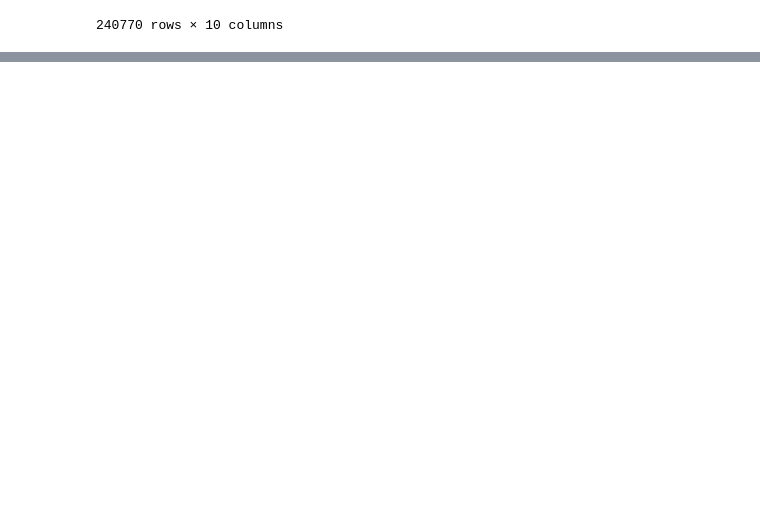
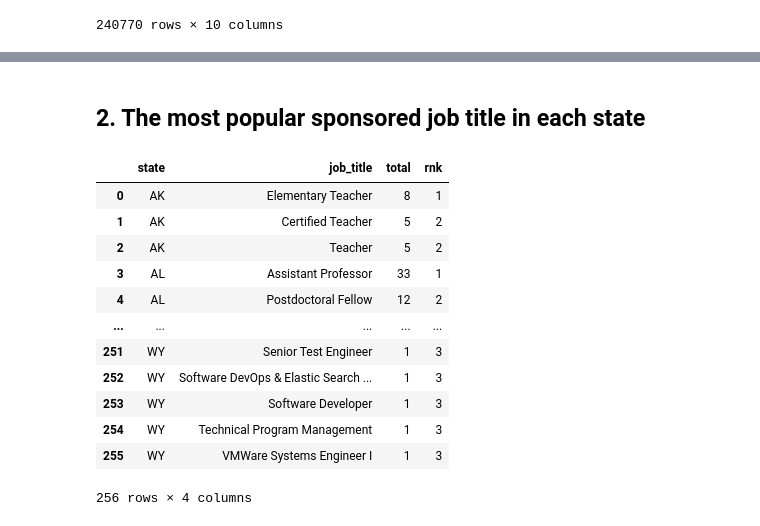
Before and after one commit to arinazhou/H1BView, a Jupyter notebook: analysis/h1b_analysis_2025.ipynb, the cells around one changed output, grey strips where cells are left out. Drawn from its saved outputs; the diff is of its cells as text; code cells hidden in the pictures; blank space fills up the shorter version.

```diff
--- a/analysis/h1b_analysis_2025.ipynb
+++ b/analysis/h1b_analysis_2025.ipynb
@@ -177,0 +220,34 @@ top_sponsor
+# %% [markdown]
+## 2. The most popular sponsored job title in each state
+# %%
+hot = """
+SELECT *
+FROM (
+SELECT state, job_title, total,
+    RANK() OVER (PARTITION BY state ORDER BY total DESC) AS rnk
+FROM (
+    SELECT state, job_title, COUNT(*) AS total
+    FROM h1b_2025
+    WHERE case_status = 'Certified'
+    GROUP BY state, job_title
+    )
+)
+WHERE rnk <= 3
+"""
+
+h = pd.read_sql(hot, conn)
+h
+# %% [output]
+|  | state | job_title | total | rnk |
+| 0 | AK | Elementary Teacher | 8 | 1 |
+| 1 | AK | Certified Teacher | 5 | 2 |
+| 2 | AK | Teacher | 5 | 2 |
+| 3 | AL | Assistant Professor | 33 | 1 |
+| 4 | AL | Postdoctoral Fellow | 12 | 2 |
+| ... | ... | ... | ... | ... |
+| 251 | WY | Senior Test Engineer | 1 | 3 |
+| 252 | WY | Software DevOps & Elastic Search ... | 1 | 3 |
+| 253 | WY | Software Developer | 1 | 3 |
+| 254 | WY | Technical Program Management | 1 | 3 |
+| 255 | WY | VMWare Systems Engineer I | 1 | 3 |
+256 rows × 4 columns
```
Also changed, not shown: parts of 29 cells of this notebook, 7 other files.
